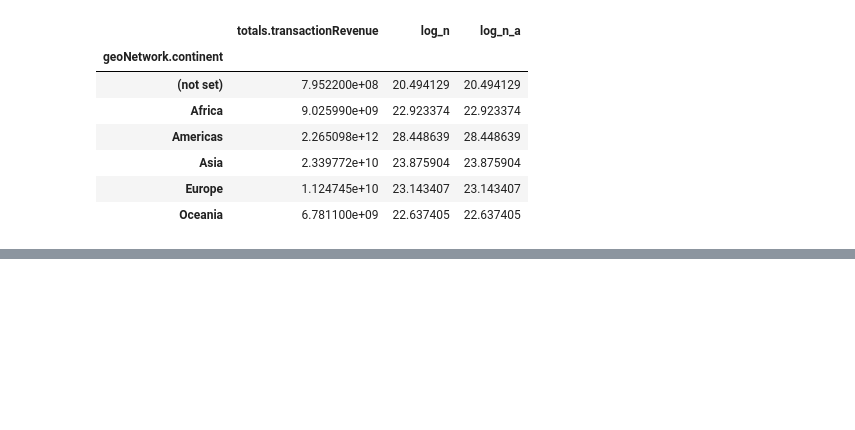
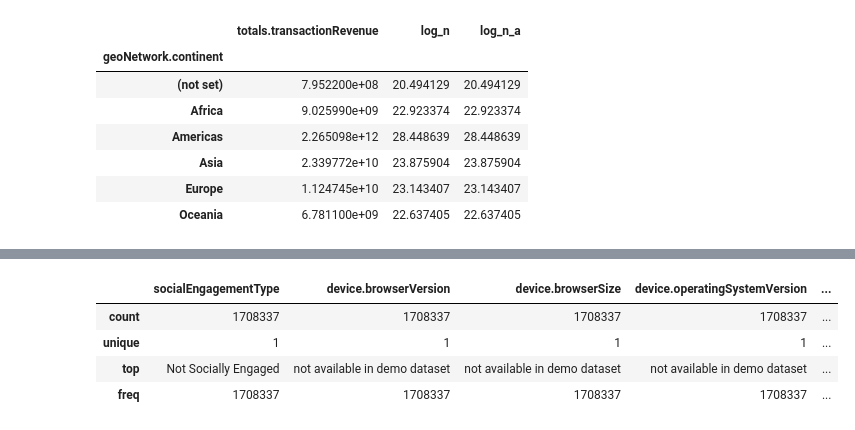
Before and after one commit to AsiMrz/MAYC_ML_Revenue_Prediction, a Jupyter notebook: Yeisson_Copy_of_MAYC.ipynb, the cells around one changed output, grey strips where cells are left out. Saved outputs shown, nothing was run; the diff lists cells and outputs as text; code cells hidden in the pictures; blank space fills up the shorter version.

Commit message:
Creado con Colaboratory, list the columns to drop

```diff
--- a/Yeisson_Copy_of_MAYC.ipynb
+++ b/Yeisson_Copy_of_MAYC.ipynb
@@ -271,0 +280,7 @@ ax
+# %%
+
+pre_candidate=pd.DataFrame()
+pre_candidate['non_unq']= df_train.nunique()
+candidate_drop=[]
+candidate_drop= pre_candidate[pre_candidate.non_unq==1].index
+candidate_drop
@@ -271,0 +301,8 @@ ax
+# %%
+df_train[candidate_drop].describe()
+# %% [output]
+|  | socialEngagementType | device.browserVersion | device.browserSize | device.operatingSystemVersion | ... |
+| count | 1708337 | 1708337 | 1708337 | 1708337 | ... |
+| unique | 1 | 1 | 1 | 1 | ... |
+| top | Not Socially Engaged | not available in demo dataset | not available in demo dataset | not available in demo dataset | ... |
+| freq | 1708337 | 1708337 | 1708337 | 1708337 | ... |
```
Also changed, not shown: parts of 11 cells of this notebook.
